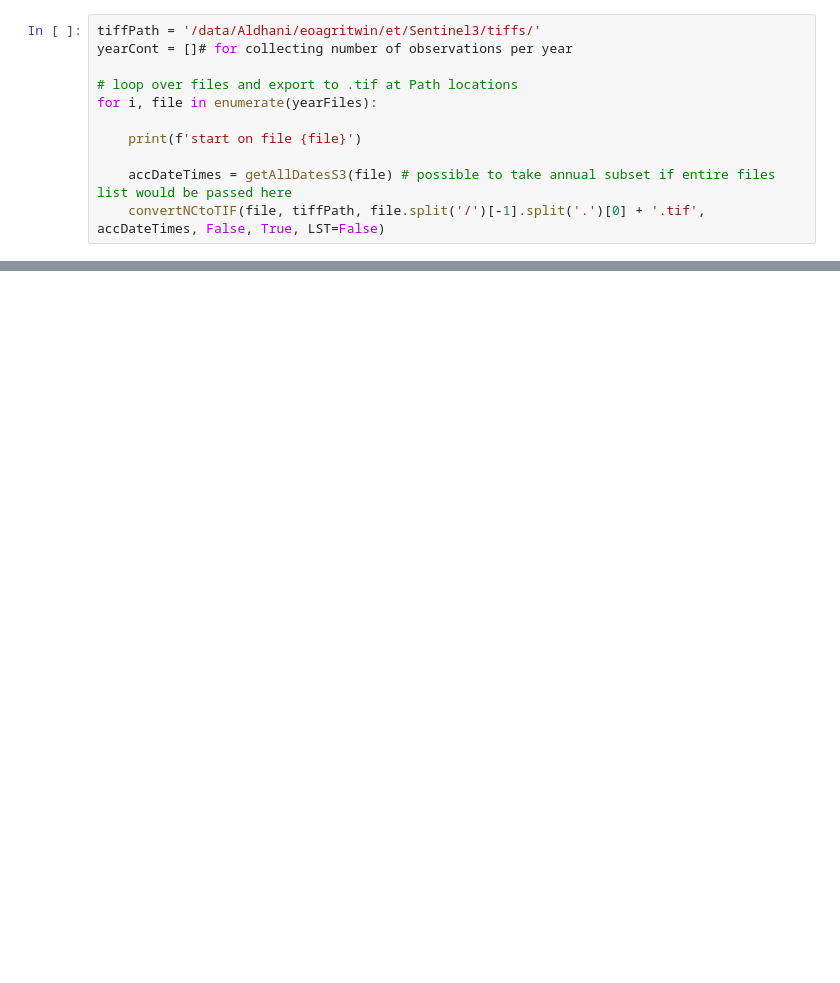
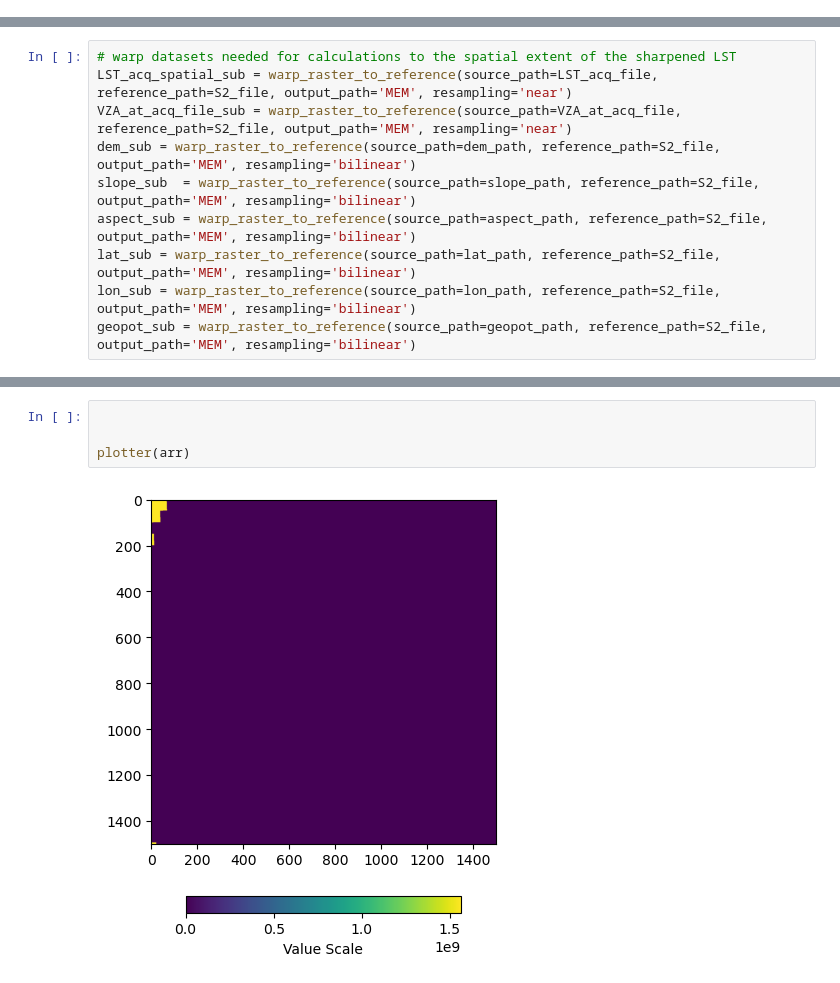
Before and after one commit to florus82/helperToolz, a Jupyter notebook: scratch.ipynb, the cells around one changed output, grey strips where cells are left out. Drawn from its saved outputs; the diff is of its cells as text; blank space fills up the shorter version.

```diff
--- a/scratch.ipynb
+++ b/scratch.ipynb
@@ -15,11 +0,0 @@ mask = makeGermanyMaskforNC('/data/Aldhani/eoagritwin/misc/gadm41_DEU_shp/gadm41
-# %%
-tiffPath = '/data/Aldhani/eoagritwin/et/Sentinel3/tiffs/'
-yearCont = []# for collecting number of observations per year
-
-# loop over files and export to .tif at Path locations
-for i, file in enumerate(yearFiles):
-
-    print(f'start on file {file}')
-
-    accDateTimes = getAllDatesS3(file) # possible to take annual subset if entire files list would be passed here
-    convertNCtoTIF(file, tiffPath, file.split('/')[-1].split('.')[0] + '.tif', accDateTimes, False, True, LST=False)
@@ -215,0 +93,10 @@ print(f'{a:04d}')
+# %%
+# warp datasets needed for calculations to the spatial extent of the sharpened LST
+LST_acq_spatial_sub = warp_raster_to_reference(source_path=LST_acq_file, reference_path=S2_file, output_path='MEM', resampling='near')
+VZA_at_acq_file_sub = warp_raster_to_reference(source_path=VZA_at_acq_file, reference_path=S2_file, output_path='MEM', resampling='near')
+dem_sub = warp_raster_to_reference(source_path=dem_path, reference_path=S2_file, output_path='MEM', resampling='bilinear')
+slope_sub  = warp_raster_to_reference(source_path=slope_path, reference_path=S2_file, output_path='MEM', resampling='bilinear')
+aspect_sub = warp_raster_to_reference(source_path=aspect_path, reference_path=S2_file, output_path='MEM', resampling='bilinear')
+lat_sub = warp_raster_to_reference(source_path=lat_path, reference_path=S2_file, output_path='MEM', resampling='bilinear')
+lon_sub = warp_raster_to_reference(source_path=lon_path, reference_path=S2_file, output_path='MEM', resampling='bilinear')
+geopot_sub = warp_raster_to_reference(source_path=geopot_path, reference_path=S2_file, output_path='MEM', resampling='bilinear')
@@ -215,0 +275,6 @@ print(f'{a:04d}')
+# %%
+
+
+plotter(arr)
+# %% [output]
+[figure, added]
```
Also changed, not shown: parts of 15 cells of this notebook, 2 other files.
